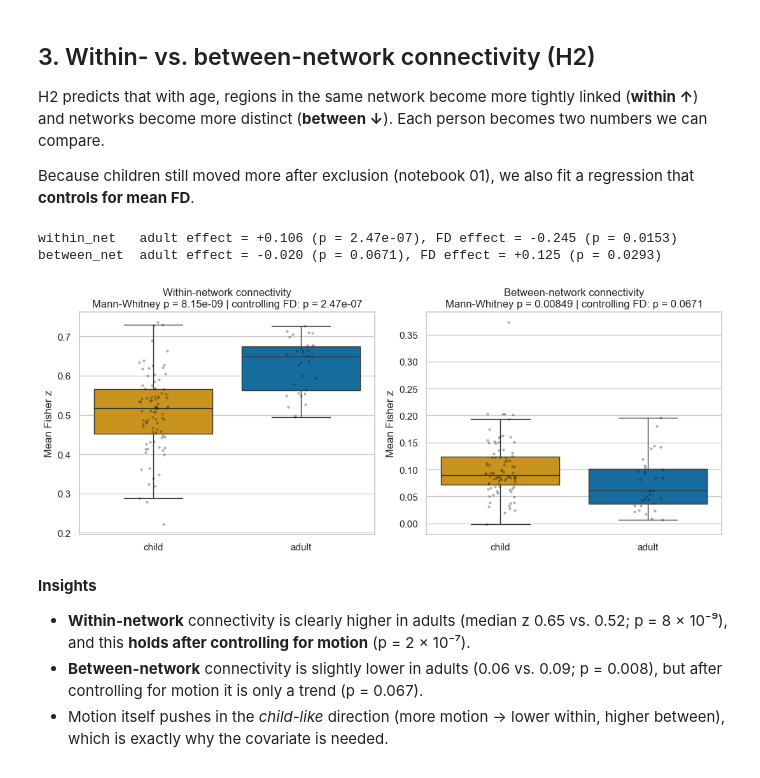
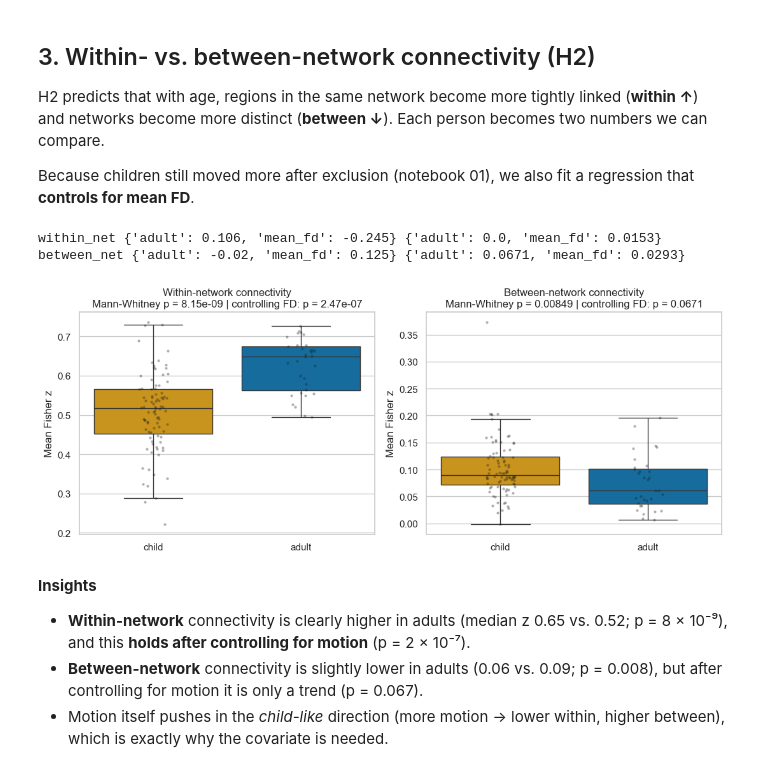
Before and after one commit to Leena2403/Brain_Network_Development_fMRI, a Jupyter notebook: notebooks/02_exploratory_analysis.ipynb, the cells around one changed output. Drawn from its saved outputs; the diff is of its cells as text; code cells hidden in the pictures.

```diff
--- a/notebooks/02_exploratory_analysis.ipynb
+++ b/notebooks/02_exploratory_analysis.ipynb
@@ -9,11 +9,7 @@ For each person we correlate every pair of the 39 regions: 39 × 38 / 2 = **741
 # %%
-# --- Setup -------------------------------------------------------------------
-# Running on Google Colab? First run, in a new cell:
-#   !git clone https://github.com/Leena2403/Brain_Network_Development_fMRI.git
-#   %cd Brain_Network_Development_fMRI/notebooks
-#   !pip install -q -r ../requirements.txt
+# On Colab: clone the repo and %cd into notebooks/ first (see README)
 import sys
-sys.path.append("..")   # so we can import our own code from ../src
+sys.path.append("..")
 
 import numpy as np
 import pandas as pd
@@ -22,27 +18,21 @@ import seaborn as sns
 from scipy import stats
 from nilearn import plotting
 
-sns.set_theme(style="whitegrid", context="notebook")
-PALETTE = {"child": "#E69F00", "adult": "#0072B2"}   # colour-blind-safe orange / blue
-DATA_DIR = "../data"                # intermediate files (not committed to git)
-FIG_DIR = "../results/figures"      # figures used in the README
+sns.set_theme(style="whitegrid")
+PALETTE = {"child": "#E69F00", "adult": "#0072B2"}
+DATA_DIR = "../data"
+FIG_DIR = "../results/figures"
 
 def save(name):
-    """Save the current figure for the README."""
     plt.savefig(f"{FIG_DIR}/{name}.png", dpi=150, bbox_inches="tight")
 # %%
 from src.feature_extraction import load_atlas
-
-# Outputs of notebook 01
-pheno = pd.read_csv(f"{DATA_DIR}/participants_clean.csv")
-saved = np.load(f"{DATA_DIR}/time_series_msdl.npz", allow_pickle=True)
-time_series = list(saved["time_series"])
-assert list(saved["ids"]) == list(pheno["participant_id"]), "Rerun notebook 01"
+from src.preprocessing import prepare_data
 
 atlas_maps, labels, networks, coords = load_atlas()
+pheno, time_series = prepare_data(DATA_DIR, atlas_maps)   # outputs of notebook 01
+
 is_child = (pheno["Child_Adult"] == "child").values
 y = (~is_child).astype(int)   # 0 = child, 1 = adult
-
-print(f"{len(time_series)} participants ({is_child.sum()} children, {(~is_child).sum()} adults), "
-      f"{time_series[0].shape[0]} time points x {time_series[0].shape[1]} regions each")
+print(f"{is_child.sum()} children, {(~is_child).sum()} adults")
 # %% [output]
@@ -129,28 +117,27 @@ Because children still moved more after exclusion (notebook 01), we also fit a r
 # %%
 import statsmodels.formula.api as smf
 from src.feature_extraction import within_between
 
 pheno["within_net"], pheno["between_net"] = within_between(z_mats, networks)
 pheno["adult"] = y
 
 fig, axes = plt.subplots(1, 2, figsize=(11, 4.5))
 for ax, col, title in zip(axes, ["within_net", "between_net"],
                           ["Within-network connectivity", "Between-network connectivity"]):
     sns.boxplot(data=pheno, x="Child_Adult", y=col, hue="Child_Adult", palette=PALETTE,
                 order=["child", "adult"], ax=ax, showfliers=False)
     sns.stripplot(data=pheno, x="Child_Adult", y=col, order=["child", "adult"],
                   color="k", alpha=0.35, size=3, ax=ax)
     p_raw = stats.mannwhitneyu(pheno.loc[is_child, col], pheno.loc[~is_child, col]).pvalue
     fit = smf.ols(f"{col} ~ adult + mean_fd", data=pheno).fit()
     ax.set(title=f"{title}\nMann-Whitney p = {p_raw:.3g} | controlling FD: p = {fit.pvalues['adult']:.3g}",
            xlabel="", ylabel="Mean Fisher z")
-    print(f"{col:12s} adult effect = {fit.params['adult']:+.3f} (p = {fit.pvalues['adult']:.3g}), "
-          f"FD effect = {fit.params['mean_fd']:+.3f} (p = {fit.pvalues['mean_fd']:.3g})")
+    print(col, fit.params[["adult", "mean_fd"]].round(3).to_dict(), fit.pvalues[["adult", "mean_fd"]].round(4).to_dict())
 plt.tight_layout(); save("02_within_between"); plt.show()
 # %% [output]
-within_net   adult effect = +0.106 (p = 2.47e-07), FD effect = -0.245 (p = 0.0153)
-between_net  adult effect = -0.020 (p = 0.0671), FD effect = +0.125 (p = 0.0293)
+within_net {'adult': 0.106, 'mean_fd': -0.245} {'adult': 0.0, 'mean_fd': 0.0153}
+between_net {'adult': -0.02, 'mean_fd': 0.125} {'adult': 0.0671, 'mean_fd': 0.0293}
-[figure, old version]
+[figure, new version]
 # %% [markdown]
 **Insights**
 - **Within-network** connectivity is clearly higher in adults (median z 0.65 vs. 0.52; p = 8 × 10⁻⁹), and this **holds after controlling for motion** (p = 2 × 10⁻⁷).
```
Also changed, not shown: parts of 4 cells of this notebook, 11 other files.
